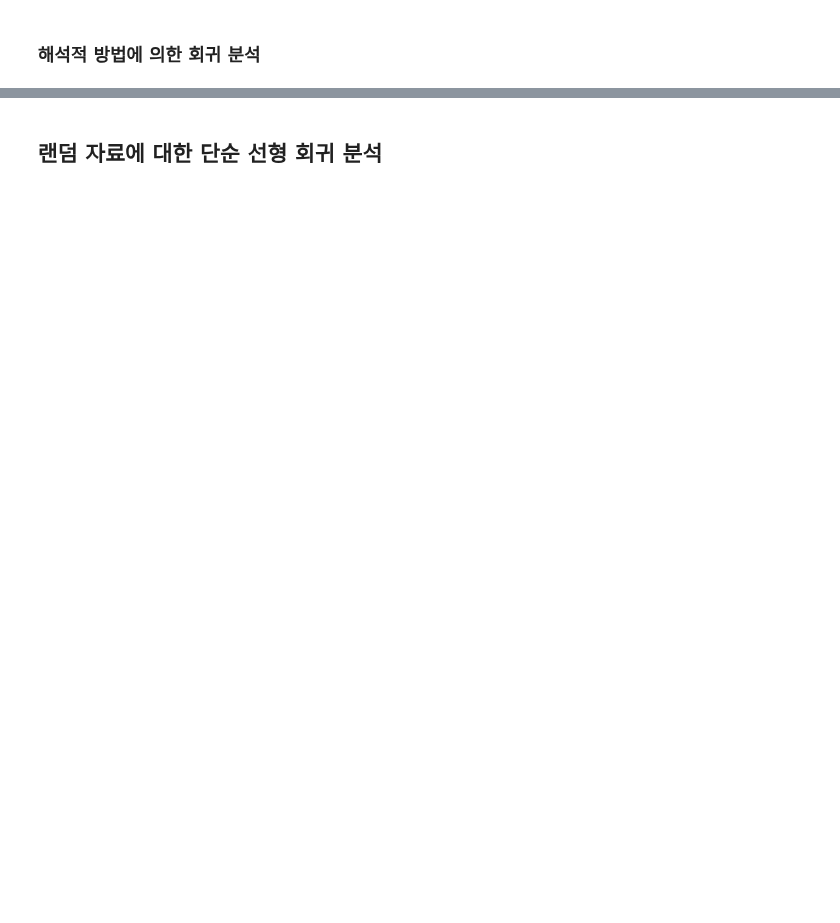
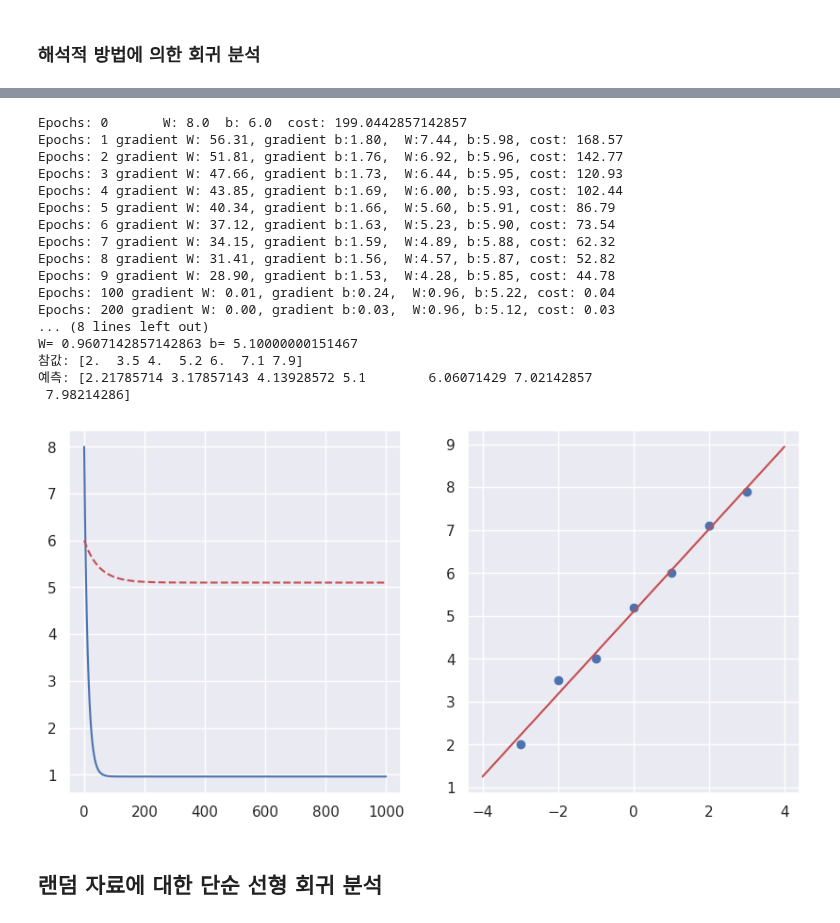
Before and after one commit to gymnopedy01/ictis-2023-ai, a Jupyter notebook: 다운로드/배포_ML_회귀.ipynb, the cells around one changed output, grey strips where cells are left out. Saved outputs shown, nothing was run; the diff lists cells and outputs as text; code cells hidden in the pictures; blank space fills up the shorter version.

```diff
--- a/다운로드/배포_ML_회귀.ipynb
+++ b/다운로드/배포_ML_회귀.ipynb
@@ -247,7 +291,26 @@ W, b =
 # %%
 x = np.array( [-3, -2, -1, 0, 1, 2, 3]  )
 y = np.array( [2, 3.5, 4, 5.2, 6, 7.1, 7.9] )
-W, b =
+W, b = analytical_LinearRegression(x, y)
+# %% [output]
+Epochs: 0       W: 8.0  b: 6.0  cost: 199.0442857142857
+Epochs: 1 gradient W: 56.31, gradient b:1.80,  W:7.44, b:5.98, cost: 168.57
+Epochs: 2 gradient W: 51.81, gradient b:1.76,  W:6.92, b:5.96, cost: 142.77
+Epochs: 3 gradient W: 47.66, gradient b:1.73,  W:6.44, b:5.95, cost: 120.93
+Epochs: 4 gradient W: 43.85, gradient b:1.69,  W:6.00, b:5.93, cost: 102.44
+Epochs: 5 gradient W: 40.34, gradient b:1.66,  W:5.60, b:5.91, cost: 86.79
+Epochs: 6 gradient W: 37.12, gradient b:1.63,  W:5.23, b:5.90, cost: 73.54
+Epochs: 7 gradient W: 34.15, gradient b:1.59,  W:4.89, b:5.88, cost: 62.32
+Epochs: 8 gradient W: 31.41, gradient b:1.56,  W:4.57, b:5.87, cost: 52.82
+Epochs: 9 gradient W: 28.90, gradient b:1.53,  W:4.28, b:5.85, cost: 44.78
+Epochs: 100 gradient W: 0.01, gradient b:0.24,  W:0.96, b:5.22, cost: 0.04
+Epochs: 200 gradient W: 0.00, gradient b:0.03,  W:0.96, b:5.12, cost: 0.03
+... (8 lines left out)
+W= 0.9607142857142863 b= 5.10000000151467
+참값: [2.  3.5 4.  5.2 6.  7.1 7.9]
+예측: [2.21785714 3.17857143 4.13928572 5.1        6.06071429 7.02142857
+ 7.98214286]
+[figure, added]
 # %% [markdown]
 ## 랜덤 자료에 대한 단순 선형 회귀 분석
 # %%
```
Also changed, not shown: parts of 34 cells of this notebook.
